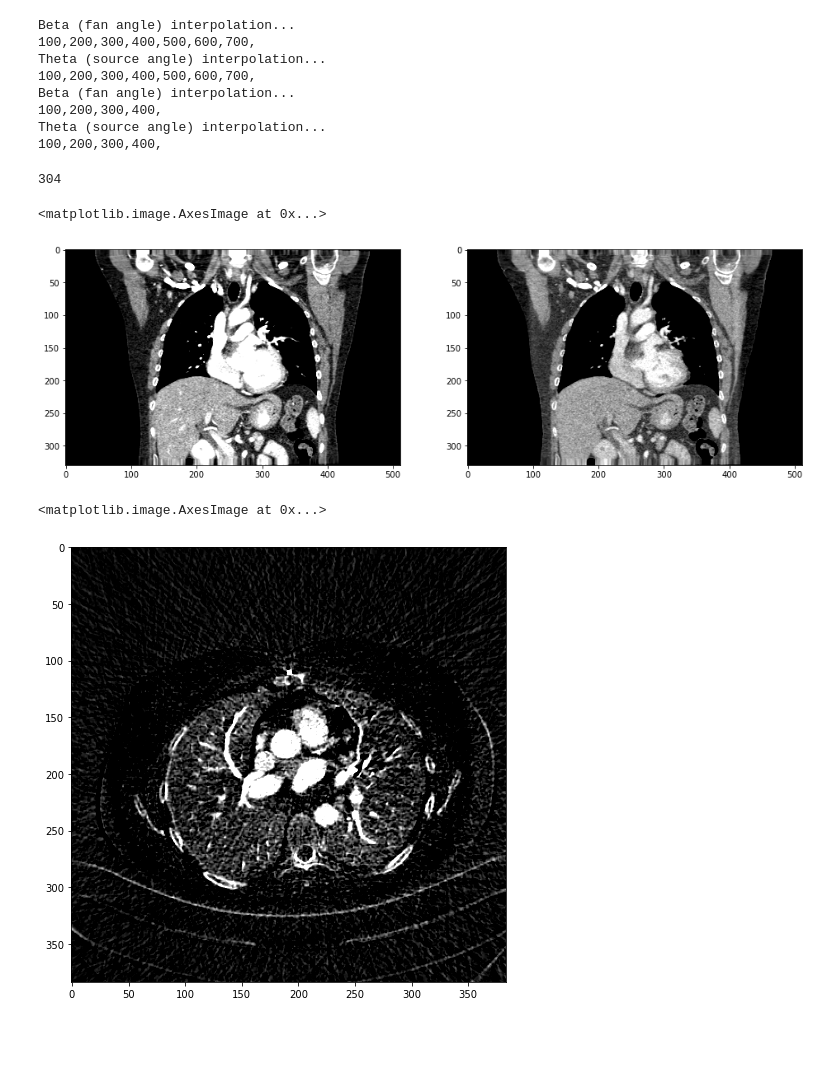
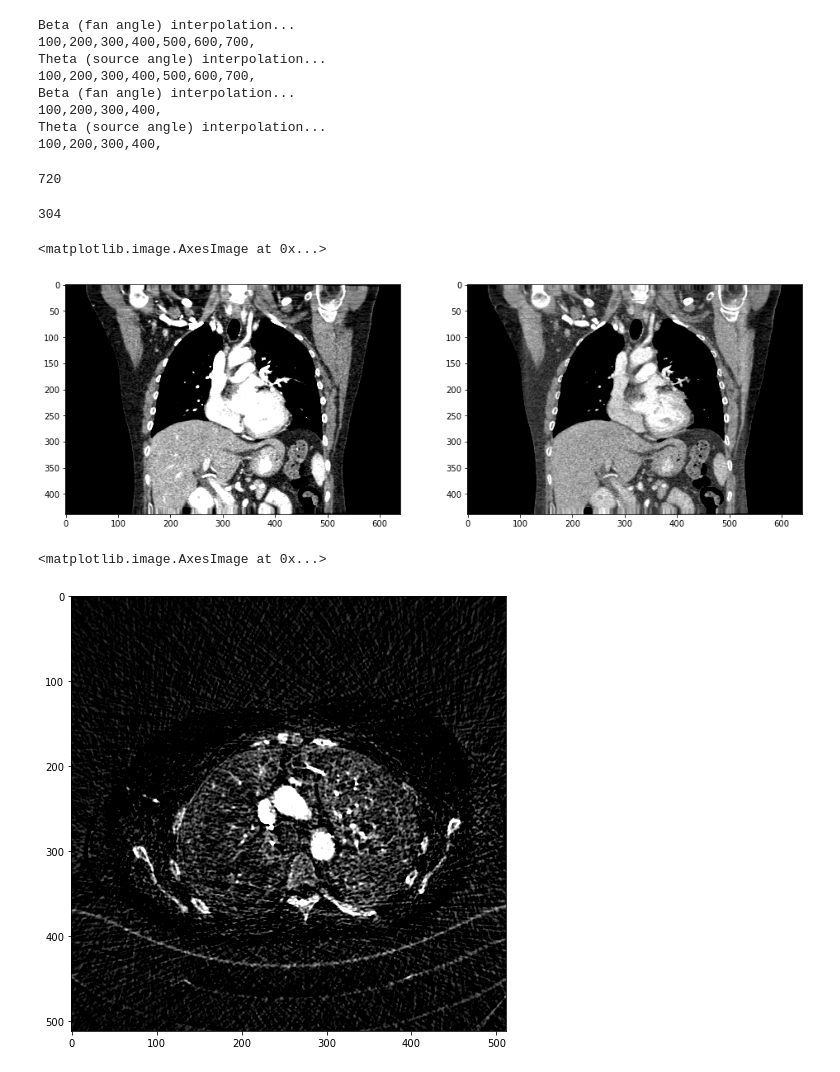
Before and after one commit to wudufan/CTProjector, a Jupyter notebook: example/ex_helical_rebin_fbp.ipynb, the cells around one changed output. Saved outputs shown, nothing was run; the diff lists cells and outputs as text; code cells hidden in the pictures; blank space fills up the shorter version.

```diff
--- a/example/ex_helical_rebin_fbp.ipynb
+++ b/example/ex_helical_rebin_fbp.ipynb
@@ -43,6 +43,11 @@ projector.du = 0.067864004196156 * np.pi / 180 * projector.dsd
 projector.dv = 1.0947
 projector.off_u = -1.25
 projector.rotview = 1152
+projector.nx = 640
+projector.ny = 640
+projector.dx = 0.75
+projector.dy = 0.75
+projector.dz = 0.75
 dtheta = np.pi * 2 / projector.rotview
 
 projector.nu = prjs_a.shape[2]
@@ -61,6 +66,10 @@ Beta (fan angle) interpolation...
 100,200,300,400,
 Theta (source angle) interpolation...
 100,200,300,400,
+# %%
+projector.nview
+# %% [output]
+720
 # %%
 istart_origin_a = np.where(view_valid_a > 0.5)[0][0]
 istart_origin_b = np.where(view_valid_b > 0.5)[0][0]
@@ -104,19 +113,19 @@ img_b = ct_helical.fbp_long(
 # %%
 plt.figure(figsize=[16, 8])
 plt.subplot(121)
-plt.imshow(img_a[..., ::-1][0, :, 256, :], 'gray', vmin=0.01596, vmax=0.02356)
+plt.imshow(img_a[..., ::-1][0, :, 320, :], 'gray', vmin=0.01596, vmax=0.02356)
 plt.subplot(122)
-plt.imshow(img_b[..., ::-1][0, :, 256, :], 'gray', vmin=0.01596, vmax=0.02356)
+plt.imshow(img_b[..., ::-1][0, :, 320, :], 'gray', vmin=0.01596, vmax=0.02356)
 # %% [output]
 <matplotlib.image.AxesImage at 0x...>
-[figure, old version]
+[figure, new version]
 # %%
 diff = (img_a - img_b) / 0.019 * 1000
 plt.figure(figsize=[8, 8])
 plt.imshow(diff[..., ::-1][0, 145, 64:-64, 64:-64], 'gray', vmin=0, vmax=250)
 # %% [output]
 <matplotlib.image.AxesImage at 0x...>
-[figure, old version]
+[figure, new version]
 # %%
 plt.figure(figsize=[8, 8])
 plt.imshow(diff[..., ::-1][0, :, 300, :], 'gray', vmin=0, vmax=250)
```
Also changed, not shown: parts of 1 cell of this notebook, 1 other file.
